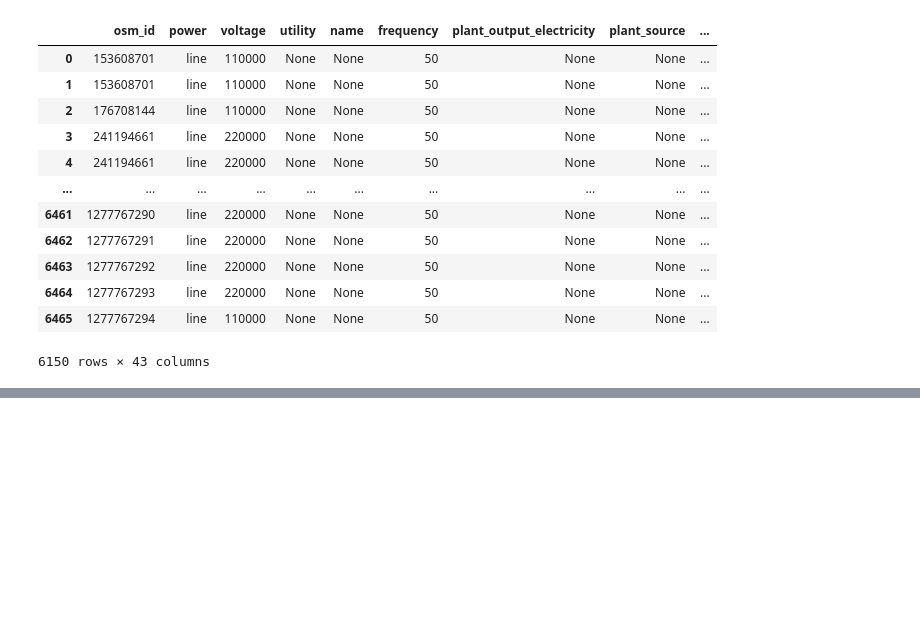
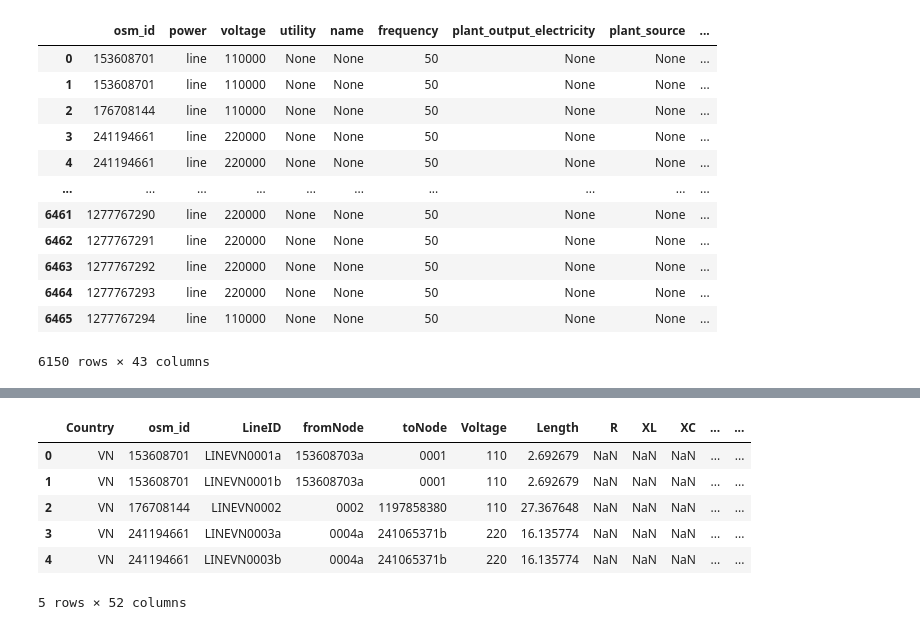
Before and after one commit to Mengqi-Ye/PowerFlowCascade, a Jupyter notebook: notebooks/workflow.ipynb, the cells around one changed output, grey strips where cells are left out. Cells and saved outputs as stored; diff of their text form; code cells hidden in the pictures; blank space fills up the shorter version.

Commit message:
create pandapower

```diff
--- a/notebooks/workflow.ipynb
+++ b/notebooks/workflow.ipynb
@@ -340 +490,40 @@ nodes_df.head()
+# %%
+# 假设 lines 和 nodes_df 已经加载为 GeoDataFrames
+# 提取匹配所需的数字部分并进行 merge
+nodes_df['NodeID_numeric'] = nodes_df['NodeID'].astype(str).str.extract(r'(\d+)')[0].astype(int)
+lines_df[['fromNode_numeric', 'toNode_numeric']] = lines_df[['fromNode', 'toNode']].astype(int)
+
+# 替换 fromNode
+from_merge = lines_df.merge(nodes_df, left_on=['fromNode_numeric', 'Voltage'],
+                         right_on=['NodeID_numeric', 'Voltage'], how='left', suffixes=('', '_nodes'))
+lines_df['fromNode'] = from_merge['Index']
+
+# 替换 toNode
+to_merge = lines_df.merge(nodes_df, left_on=['toNode_numeric', 'Voltage'],
+                       right_on=['NodeID_numeric', 'Voltage'], how='left', suffixes=('', '_nodes'))
+lines_df['toNode'] = to_merge['Index']
+
+# 删除辅助列
+lines_df = lines_df.drop(columns=['fromNode_numeric', 'toNode_numeric'])
+nodes_df = nodes_df.drop(columns=['NodeID_numeric'])
+
+# Ensure the geometry column is properly converted to GeoPandas geometry objects
+lines_df['geometry'] = gpd.GeoSeries.from_wkt(lines_df['geometry'])
+
+lines_df.to_excel(f'../outputs/tbl_Lines_VN_{buffer_distance}m_update.xlsx', index=False)
+gdf_lines = gpd.GeoDataFrame(lines_df, geometry='geometry', crs='EPSG:32648')
+for col in gdf_lines.select_dtypes(include=["Float32", "Int64"]).columns:
+    gdf_lines[col] = gdf_lines[col].astype(np.float64 if "float" in str(gdf_lines[col].dtype) else np.int64)
+
+gdf_lines.to_file(f"../outputs/table_lines_{buffer_distance}m_update.gpkg", layer='lines', driver='GPKG')
+
+lines_df.head() #[['fromNode', 'toNode']])
+# %% [output]
+|  | Country | osm_id | LineID | fromNode | toNode | Voltage | Length | R | XL | XC | ... | ... |
+| 0 | VN | 153608701 | LINEVN0001a | 153608703a | 0001 | 110 | 2.692679 | NaN | NaN | NaN | ... | ... |
+| 1 | VN | 153608701 | LINEVN0001b | 153608703a | 0001 | 110 | 2.692679 | NaN | NaN | NaN | ... | ... |
+| 2 | VN | 176708144 | LINEVN0002 | 0002 | 1197858380 | 110 | 27.367648 | NaN | NaN | NaN | ... | ... |
+| 3 | VN | 241194661 | LINEVN0003a | 0004a | 241065371b | 220 | 16.135774 | NaN | NaN | NaN | ... | ... |
+| 4 | VN | 241194661 | LINEVN0003b | 0004a | 241065371b | 220 | 16.135774 | NaN | NaN | NaN | ... | ... |
+5 rows × 52 columns
 # %%
```
Also changed, not shown: parts of 13 cells of this notebook, 10 other files.
